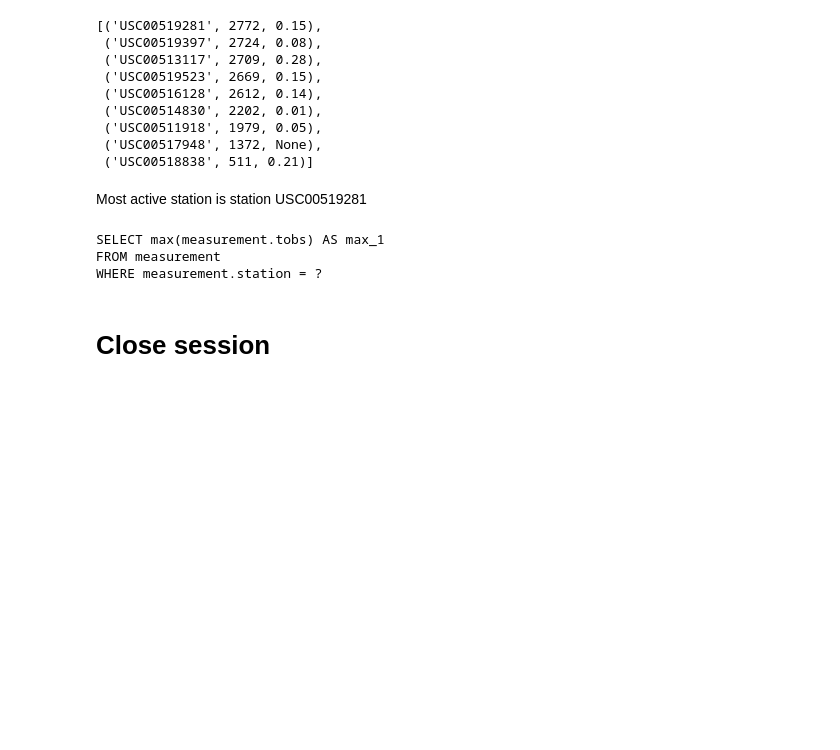
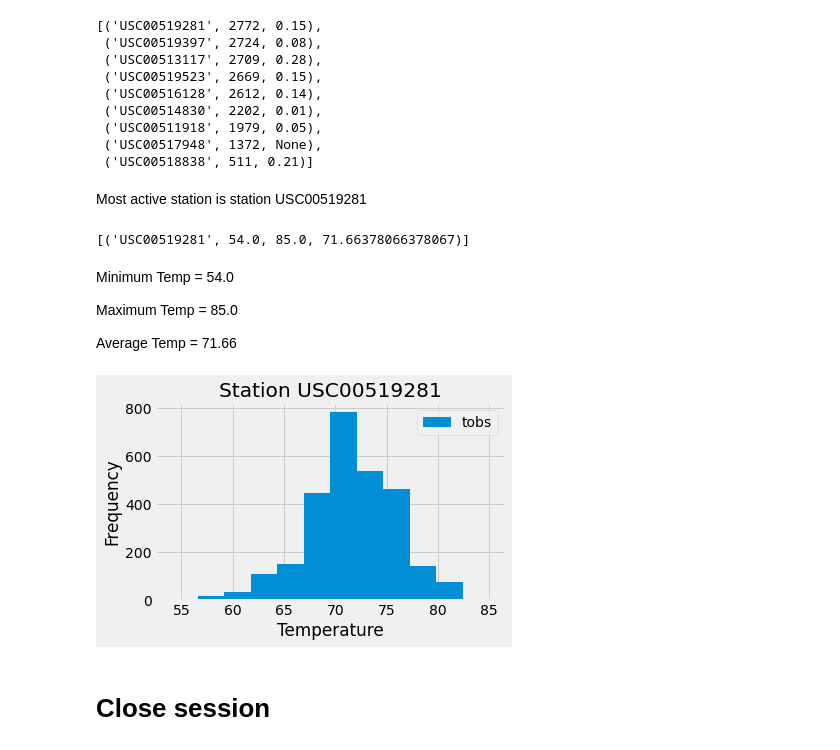
Before and after one commit to moriahtaylor1/sqlalchemy-challenge, a Jupyter notebook: hawaii_climate.ipynb, the cells around one changed output. Saved outputs shown, nothing was run; the diff lists cells and outputs as text; code cells hidden in the pictures; blank space fills up the shorter version.

```diff
--- a/hawaii_climate.ipynb
+++ b/hawaii_climate.ipynb
@@ -114,18 +117,38 @@ active
 Most active station is station USC00519281
 # %%
 # Using the most active station id from the previous query, calculate the lowest, highest, and average temperature.
-lowest = session.query(func.max(Measurement.tobs)).filter_by(station="USC00519281")
+temps = session.query(Measurement.station, func.min(Measurement.tobs), func.max(Measurement.tobs), func.avg(Measurement.tobs)).\
+            filter(Measurement.station=='USC00519281').all()
 
-
-
-#session.query(func.min(one_station.tobs), func.max(one_station.tobs), func.avg(one_station.tobs)).all()
+print(temps)
 # %% [output]
-SELECT max(measurement.tobs) AS max_1
-FROM measurement
-WHERE measurement.station = ?
+[('USC00519281', 54.0, 85.0, 71.66378066378067)]
+# %% [markdown]
+Minimum Temp = 54.0
+
+Maximum Temp = 85.0
+
+Average Temp = 71.66
 # %%
 # Using the most active station id
 # Query the last 12 months of temperature observation data for this station and plot the results as a histogram
+year_temps = session.query(Measurement.date, Measurement.tobs).\
+            filter(Measurement.station=='USC00519281').all()
+#convert to pandas dataframe
+year_df = pd.DataFrame(year_temps).set_index('date')
+# Sort the dataframe by date
+sorted_year = year_df.sort_index()
+
+# Use Pandas Plotting with Matplotlib to plot the data
+sorted_year.plot.hist(y='tobs', bins=12)
+
+plt.title("Station USC00519281")
+plt.ylabel("Frequency")
+plt.xlabel("Temperature")
+plt.tight_layout()
+plt.show()
+# %% [output]
+[figure, added]
 # %% [markdown]
 # Close session
 # %%
```
Also changed, not shown: parts of 1 cell of this notebook.
